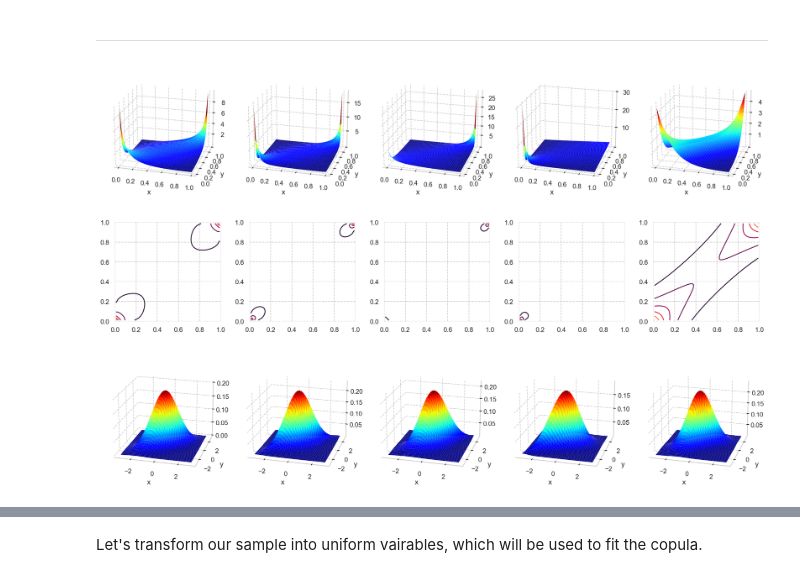
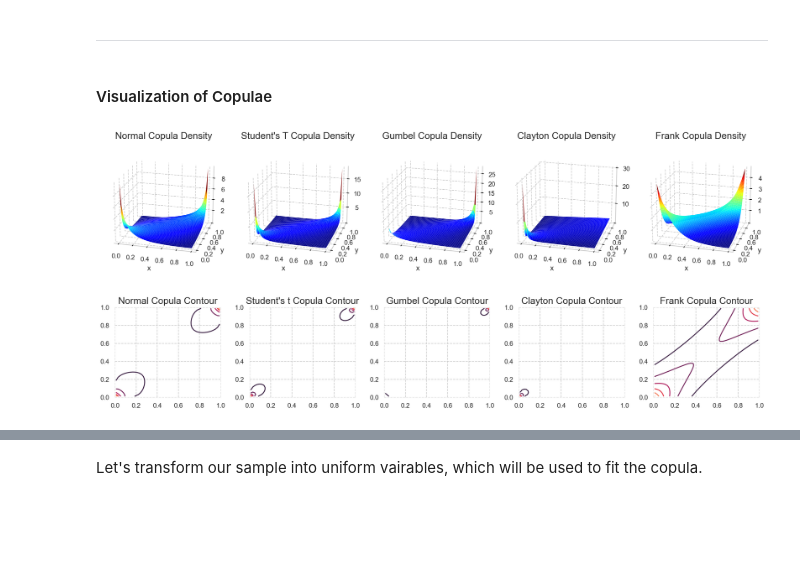
Before and after one commit to Sinbad-The-Sailor/Financial-Mathematics-Notebooks, a Jupyter notebook: dependency_modelling.ipynb, the cells around one changed output, grey strips where cells are left out. Saved outputs shown, nothing was run; the diff lists cells and outputs as text; code cells hidden in the pictures; blank space fills up the shorter version.

```diff
--- a/dependency_modelling.ipynb
+++ b/dependency_modelling.ipynb
@@ -432,5 +436,7 @@ plt.show()
 # %% [markdown]
 ---
+# %% [markdown]
+#### Visualization of Copulae
 # %%
 def plot_copula(copula, ax):
     X = np.linspace(0.01, 0.99)
@@ -524,41 +550,37 @@ def plot_implied_pdf(copula, ax):
 # %%
 fig, axs = plt.subplots(1,5, subplot_kw=dict(projection='3d'))
 
 plot_copula(normal_copula, axs[0])
+axs[0].set_title('Normal Copula Density', fontsize=16)
 plot_copula(student_copula, axs[1])
+axs[1].set_title('Student\'s T Copula Density', fontsize=16)
 plot_copula(gumbel_copula, axs[2])
+axs[2].set_title('Gumbel Copula Density', fontsize=16)
 plot_copula(clayton_copula, axs[3])
+axs[3].set_title('Clayton Copula Density', fontsize=16)
 plot_copula(frank_copula, axs[4])
+axs[4].set_title('Frank Copula Density', fontsize=16)
 
 fig.set_size_inches(16, 6)
 plt.tight_layout()
 plt.show()
 
 fig, axs = plt.subplots(1,5)
 
 plot_copula_contour(normal_copula, axs[0])
+axs[0].set_title('Normal Copula Contour', fontsize=16)
 plot_copula_contour(student_copula, axs[1])
+axs[1].set_title('Student\'s t Copula Contour', fontsize=16)
 plot_copula_contour(gumbel_copula, axs[2])
+axs[2].set_title('Gumbel Copula Contour', fontsize=16)
 plot_copula_contour(clayton_copula, axs[3])
+axs[3].set_title('Clayton Copula Contour', fontsize=16)
 plot_copula_contour(frank_copula, axs[4])
+axs[4].set_title('Frank Copula Contour', fontsize=16)
 
 fig.set_size_inches(16, 3)
 plt.tight_layout()
 plt.show()
 # %% [output]
-[figure, old version]
+[figure, new version]
-[figure, old version]
+[figure, new version]
-# %%
-fig, axs = plt.subplots(1,5, subplot_kw=dict(projection='3d'))
-
-plot_implied_pdf(normal_copula, axs[0])
-plot_implied_pdf(student_copula, axs[1])
-plot_implied_pdf(gumbel_copula, axs[2])
-plot_implied_pdf(clayton_copula, axs[3])
-plot_implied_pdf(frank_copula, axs[4])
-
-fig.set_size_inches(16, 6)
-plt.tight_layout()
-plt.show()
-# %% [output]
-[figure, removed]
```
Also changed, not shown: parts of 13 cells of this notebook.
